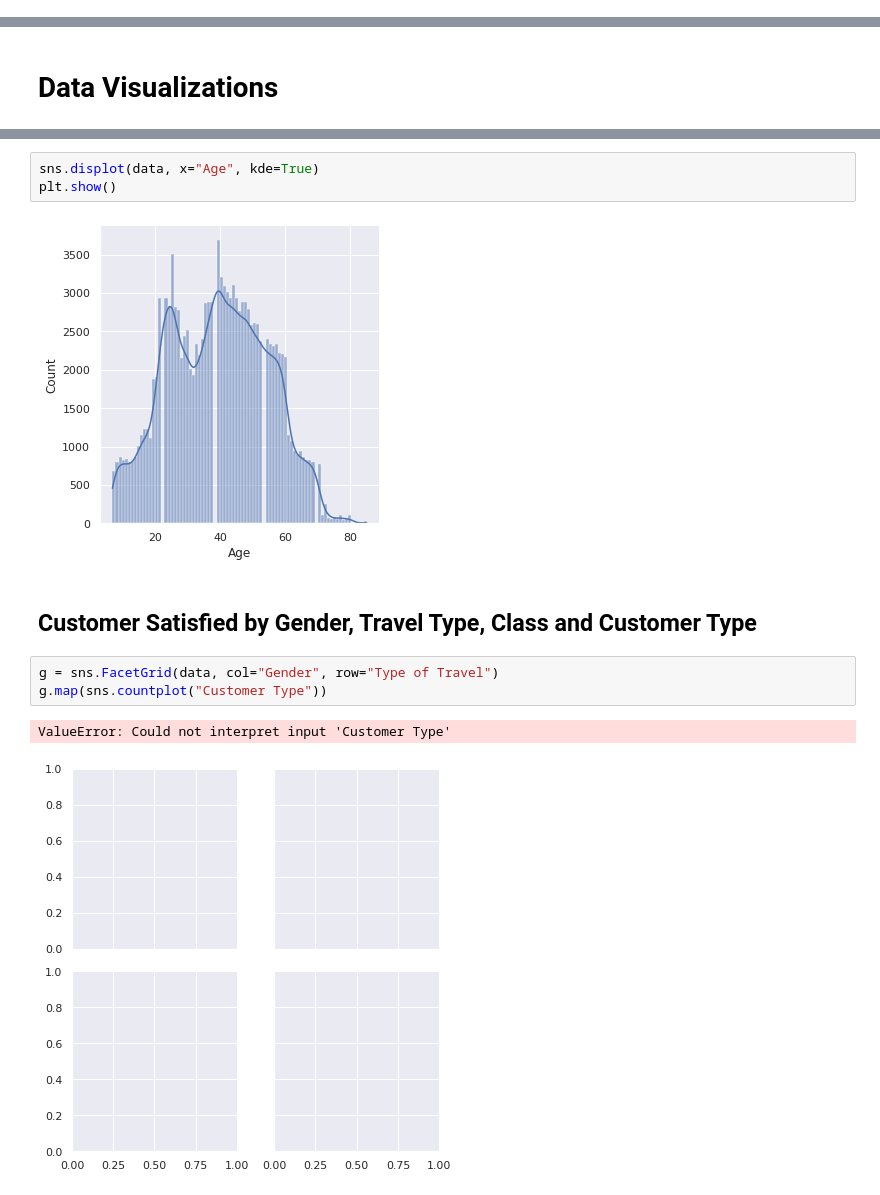
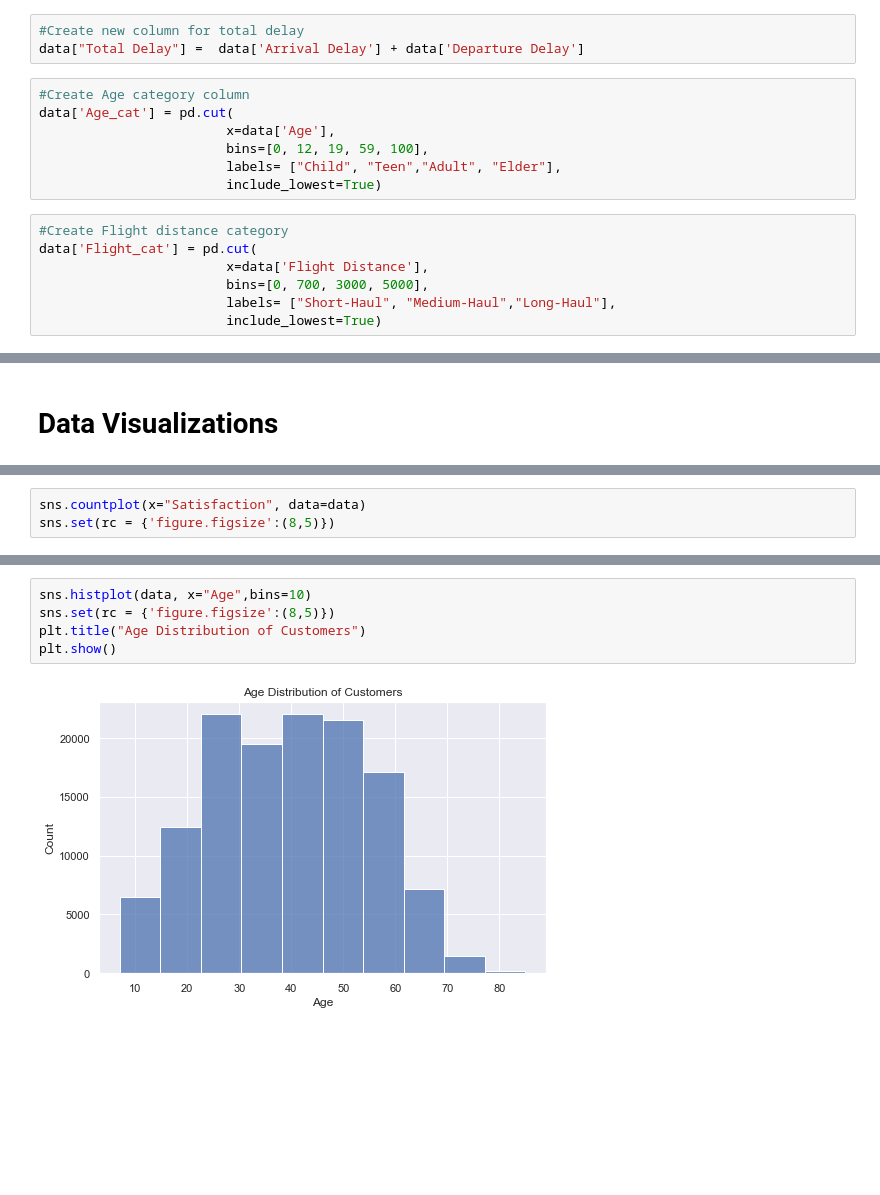
Before and after one commit to techie-grace/Airplane-Customer-Satisfaction, a Jupyter notebook: Aiplane Analysis.ipynb, the cells around one changed output, grey strips where cells are left out. Saved outputs shown, nothing was run; the diff lists cells and outputs as text; blank space fills up the shorter version.

Commit message:
Visualzation

```diff
--- a/Aiplane Analysis.ipynb
+++ b/Aiplane Analysis.ipynb
@@ -193,0 +180,17 @@ dtype: object
+# %%
+#Create new column for total delay
+data["Total Delay"] =  data['Arrival Delay'] + data['Departure Delay']
+# %%
+#Create Age category column
+data['Age_cat'] = pd.cut(
+                        x=data['Age'],
+                        bins=[0, 12, 19, 59, 100],
+                        labels= ["Child", "Teen","Adult", "Elder"],
+                        include_lowest=True)
+# %%
+#Create Flight distance category
+data['Flight_cat'] = pd.cut(
+                        x=data['Flight Distance'],
+                        bins=[0, 700, 3000, 5000],
+                        labels= ["Short-Haul", "Medium-Haul","Long-Haul"],
+                        include_lowest=True)
@@ -197,0 +210,3 @@ dtype: object
+# %%
+sns.countplot(x="Satisfaction", data=data)
+sns.set(rc = {'figure.figsize':(8,5)})
@@ -198,13 +215,7 @@ dtype: object
 # %%
-sns.displot(data, x="Age", kde=True)
+sns.histplot(data, x="Age",bins=10)
+sns.set(rc = {'figure.figsize':(8,5)})
+plt.title("Age Distribution of Customers")
 plt.show()
 # %% [output]
-[figure, old version]
+[figure, new version]
-# %% [markdown]
-## Customer Satisfied by Gender, Travel Type, Class and Customer Type
-# %%
-g = sns.FacetGrid(data, col="Gender", row="Type of Travel")
-g.map(sns.countplot("Customer Type"))
-# %% [output]
-ValueError: Could not interpret input 'Customer Type'
-[figure, removed]
```
Also changed, not shown: parts of 30 cells of this notebook.
